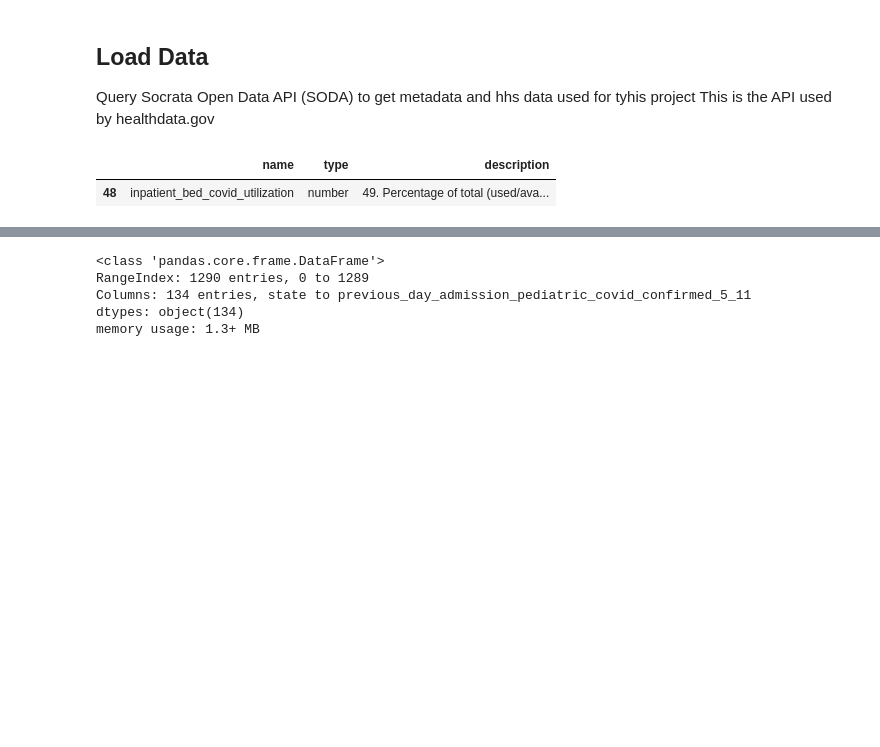
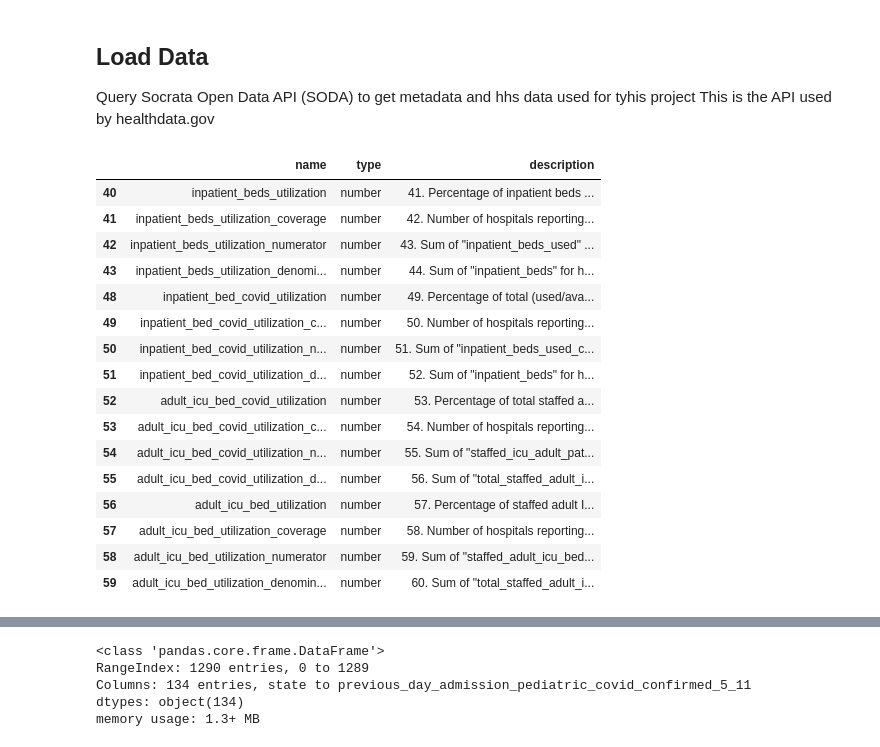
Before and after one commit to gisaf22/hospital-capacity-early-warning-system, a Jupyter notebook: notebooks/hhs_data_wrangling.ipynb, the cells around one changed output, grey strips where cells are left out. Saved outputs shown, nothing was run; the diff lists cells and outputs as text; code cells hidden in the pictures; blank space fills up the shorter version.

```diff
--- a/notebooks/hhs_data_wrangling.ipynb
+++ b/notebooks/hhs_data_wrangling.ipynb
@@ -61,10 +61,25 @@ This is the API used by healthdata.gov
 hhs_metadata = get_hhs_metadata()
 hhs_df = retrieve_hhs_daily_data()
 # %%
-hhs_metadata[hhs_metadata.name == 'inpatient_bed_covid_utilization']
+hhs_metadata[hhs_metadata.name.str.contains('utilization')]
 # %% [output]
 |  | name | type | description |
+| 40 | inpatient_beds_utilization | number | 41. Percentage of inpatient beds ... |
+| 41 | inpatient_beds_utilization_coverage | number | 42. Number of hospitals reporting... |
+| 42 | inpatient_beds_utilization_numerator | number | 43. Sum of "inpatient_beds_used" ... |
+| 43 | inpatient_beds_utilization_denomi... | number | 44. Sum of "inpatient_beds" for h... |
 | 48 | inpatient_bed_covid_utilization | number | 49. Percentage of total (used/ava... |
+| 49 | inpatient_bed_covid_utilization_c... | number | 50. Number of hospitals reporting... |
+| 50 | inpatient_bed_covid_utilization_n... | number | 51. Sum of "inpatient_beds_used_c... |
+| 51 | inpatient_bed_covid_utilization_d... | number | 52. Sum of "inpatient_beds" for h... |
+| 52 | adult_icu_bed_covid_utilization | number | 53. Percentage of total staffed a... |
+| 53 | adult_icu_bed_covid_utilization_c... | number | 54. Number of hospitals reporting... |
+| 54 | adult_icu_bed_covid_utilization_n... | number | 55. Sum of "staffed_icu_adult_pat... |
+| 55 | adult_icu_bed_covid_utilization_d... | number | 56. Sum of "total_staffed_adult_i... |
+| 56 | adult_icu_bed_utilization | number | 57. Percentage of staffed adult I... |
+| 57 | adult_icu_bed_utilization_coverage | number | 58. Number of hospitals reporting... |
+| 58 | adult_icu_bed_utilization_numerator | number | 59. Sum of "staffed_adult_icu_bed... |
+| 59 | adult_icu_bed_utilization_denomin... | number | 60. Sum of "total_staffed_adult_i... |
 # %%
 hhs_df.head()
 # %% [output]
```
Also changed, not shown: parts of 16 cells of this notebook, 2 other files.
